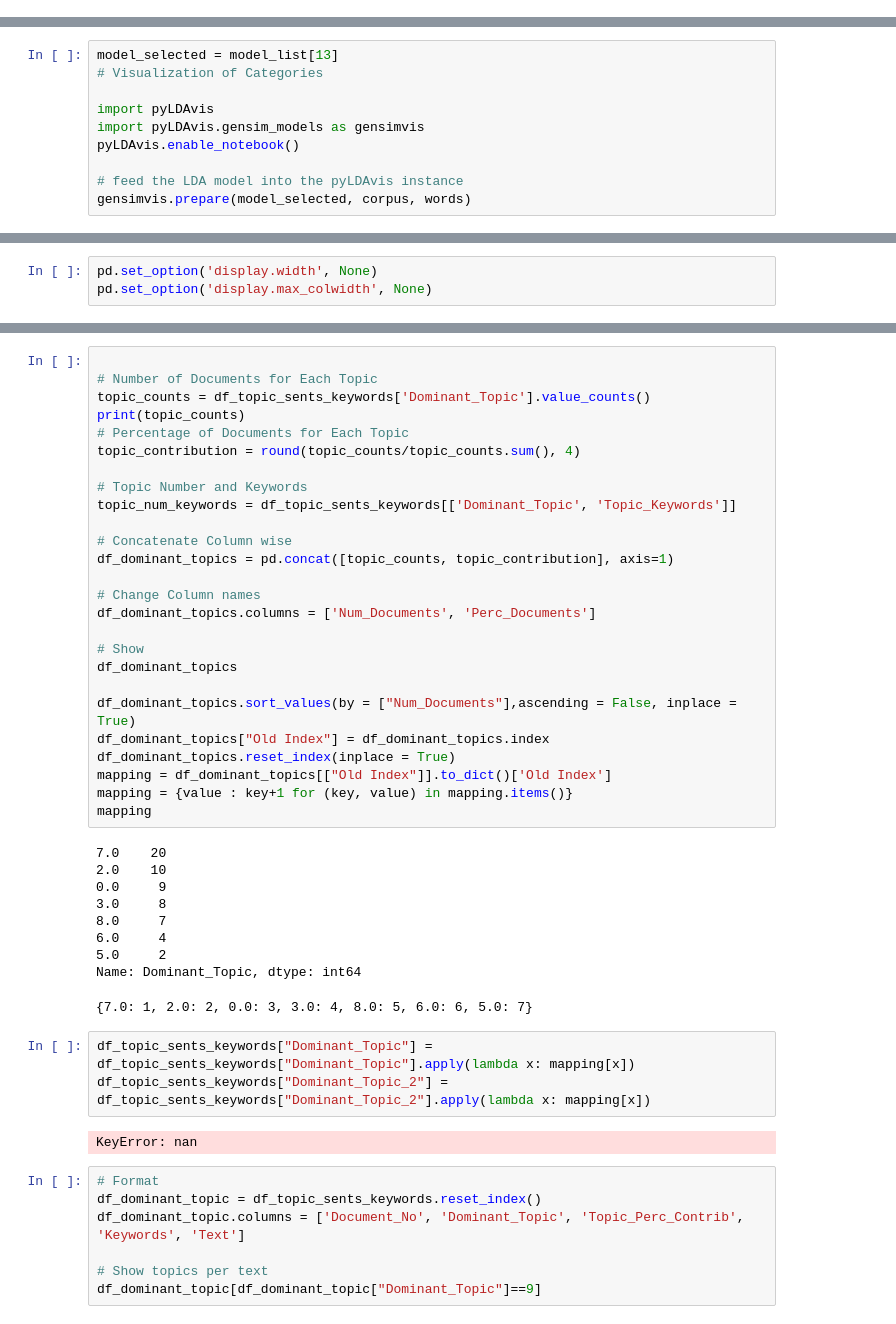
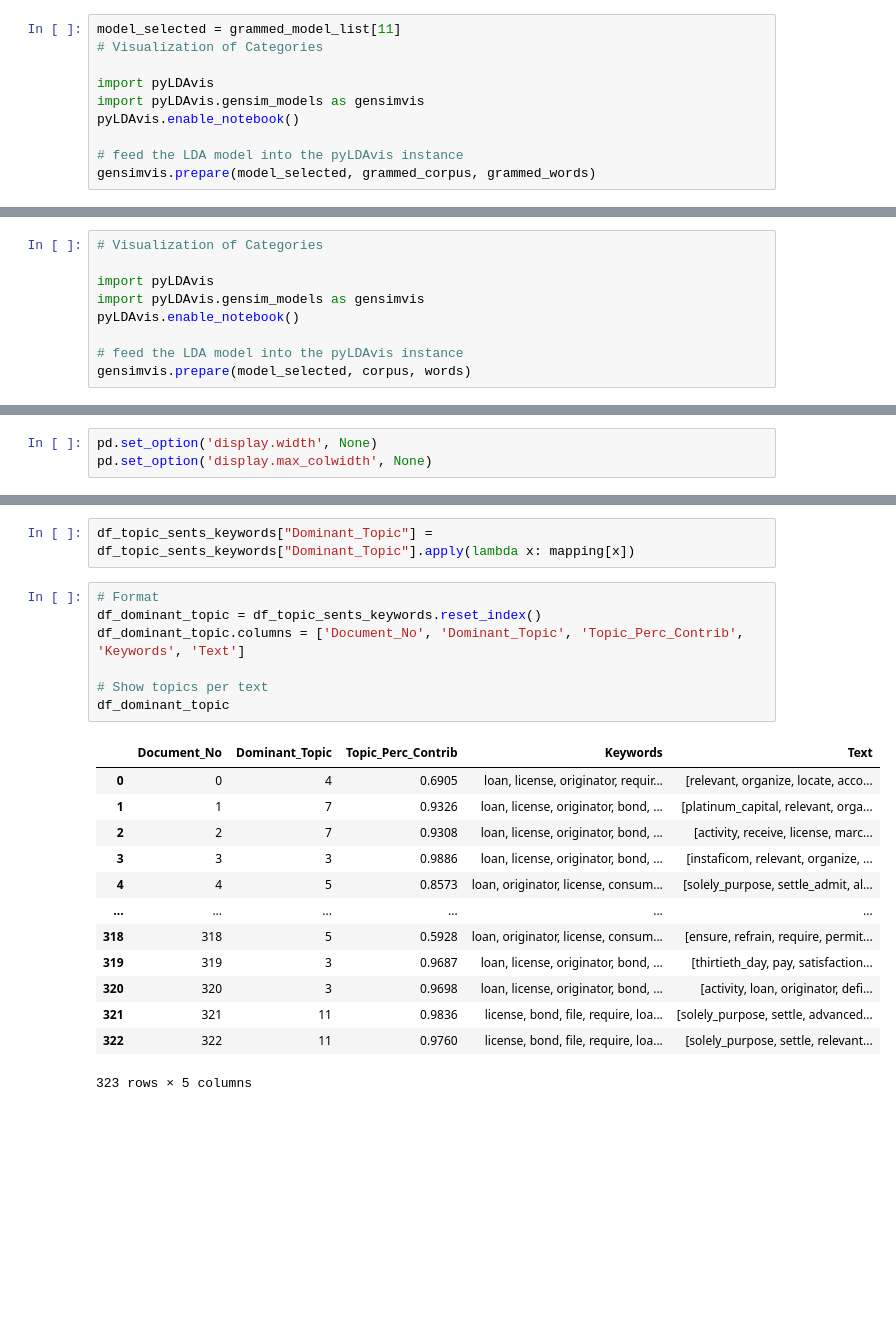
Before and after one commit to ChavezCheong/APL2021_DataPlus, a Jupyter notebook: Data_Analysis/ma_lda.ipynb, the cells around one changed output, grey strips where cells are left out. Cells and saved outputs as stored; diff of their text form; blank space fills up the shorter version.

Commit message:
added topics for MA

```diff
--- a/Data_Analysis/ma_lda.ipynb
+++ b/Data_Analysis/ma_lda.ipynb
@@ -384,0 +388,10 @@ plt.show()
+# %%
+model_selected = grammed_model_list[11]
+# Visualization of Categories
+
+import pyLDAvis
+import pyLDAvis.gensim_models as gensimvis
+pyLDAvis.enable_notebook()
+
+# feed the LDA model into the pyLDAvis instance
+gensimvis.prepare(model_selected, grammed_corpus, grammed_words)
@@ -385,5 +416,4 @@ plt.show()
 # %%
-model_selected = model_list[13]
 # Visualization of Categories
 
 import pyLDAvis
@@ -514,51 +511,26 @@ df_topic_sents_keywords.loc[100:200]
-# %%
-
-# Number of Documents for Each Topic
-topic_counts = df_topic_sents_keywords['Dominant_Topic'].value_counts()
-print(topic_counts)
-# Percentage of Documents for Each Topic
-topic_contribution = round(topic_counts/topic_counts.sum(), 4)
-
-# Topic Number and Keywords
-topic_num_keywords = df_topic_sents_keywords[['Dominant_Topic', 'Topic_Keywords']]
-
-# Concatenate Column wise
-df_dominant_topics = pd.concat([topic_counts, topic_contribution], axis=1)
-
-# Change Column names
-df_dominant_topics.columns = ['Num_Documents', 'Perc_Documents']
-
-# Show
-df_dominant_topics
-
-df_dominant_topics.sort_values(by = ["Num_Documents"],ascending = False, inplace = True)
-df_dominant_topics["Old Index"] = df_dominant_topics.index
-df_dominant_topics.reset_index(inplace = True)
-mapping = df_dominant_topics[["Old Index"]].to_dict()['Old Index']
-mapping = {value : key+1 for (key, value) in mapping.items()}
-mapping
-# %% [output]
-7.0    20
-2.0    10
-0.0     9
-3.0     8
-8.0     7
-6.0     4
-5.0     2
-Name: Dominant_Topic, dtype: int64
-{7.0: 1, 2.0: 2, 0.0: 3, 3.0: 4, 8.0: 5, 6.0: 6, 5.0: 7}
 # %%
 df_topic_sents_keywords["Dominant_Topic"] = df_topic_sents_keywords["Dominant_Topic"].apply(lambda x: mapping[x])
-df_topic_sents_keywords["Dominant_Topic_2"] = df_topic_sents_keywords["Dominant_Topic_2"].apply(lambda x: mapping[x])
-# %% [output]
-KeyError: nan
 # %%
 # Format
 df_dominant_topic = df_topic_sents_keywords.reset_index()
 df_dominant_topic.columns = ['Document_No', 'Dominant_Topic', 'Topic_Perc_Contrib', 'Keywords', 'Text']
 
 # Show topics per text
-df_dominant_topic[df_dominant_topic["Dominant_Topic"]==9]
+df_dominant_topic
+# %% [output]
+|  | Document_No | Dominant_Topic | Topic_Perc_Contrib | Keywords | Text |
+| 0 | 0 | 4 | 0.6905 | loan, license, originator, requir... | [relevant, organize, locate, acco... |
+| 1 | 1 | 7 | 0.9326 | loan, license, originator, bond, ... | [platinum_capital, relevant, orga... |
+| 2 | 2 | 7 | 0.9308 | loan, license, originator, bond, ... | [activity, receive, license, marc... |
+| 3 | 3 | 3 | 0.9886 | loan, license, originator, bond, ... | [instaficom, relevant, organize, ... |
+| 4 | 4 | 5 | 0.8573 | loan, originator, license, consum... | [solely_purpose, settle_admit, al... |
+| ... | ... | ... | ... | ... | ... |
+| 318 | 318 | 5 | 0.5928 | loan, originator, license, consum... | [ensure, refrain, require, permit... |
+| 319 | 319 | 3 | 0.9687 | loan, license, originator, bond, ... | [thirtieth_day, pay, satisfaction... |
+| 320 | 320 | 3 | 0.9698 | loan, license, originator, bond, ... | [activity, loan, originator, defi... |
+| 321 | 321 | 11 | 0.9836 | license, bond, file, require, loa... | [solely_purpose, settle, advanced... |
+| 322 | 322 | 11 | 0.9760 | license, bond, file, require, loa... | [solely_purpose, settle, relevant... |
+323 rows × 5 columns
 # %%
 # Group top 5 sentences under each topic
 sent_topics_sorteddf_mallet = pd.DataFrame()
```
Also changed, not shown: parts of 29 cells of this notebook, 1 other file.
